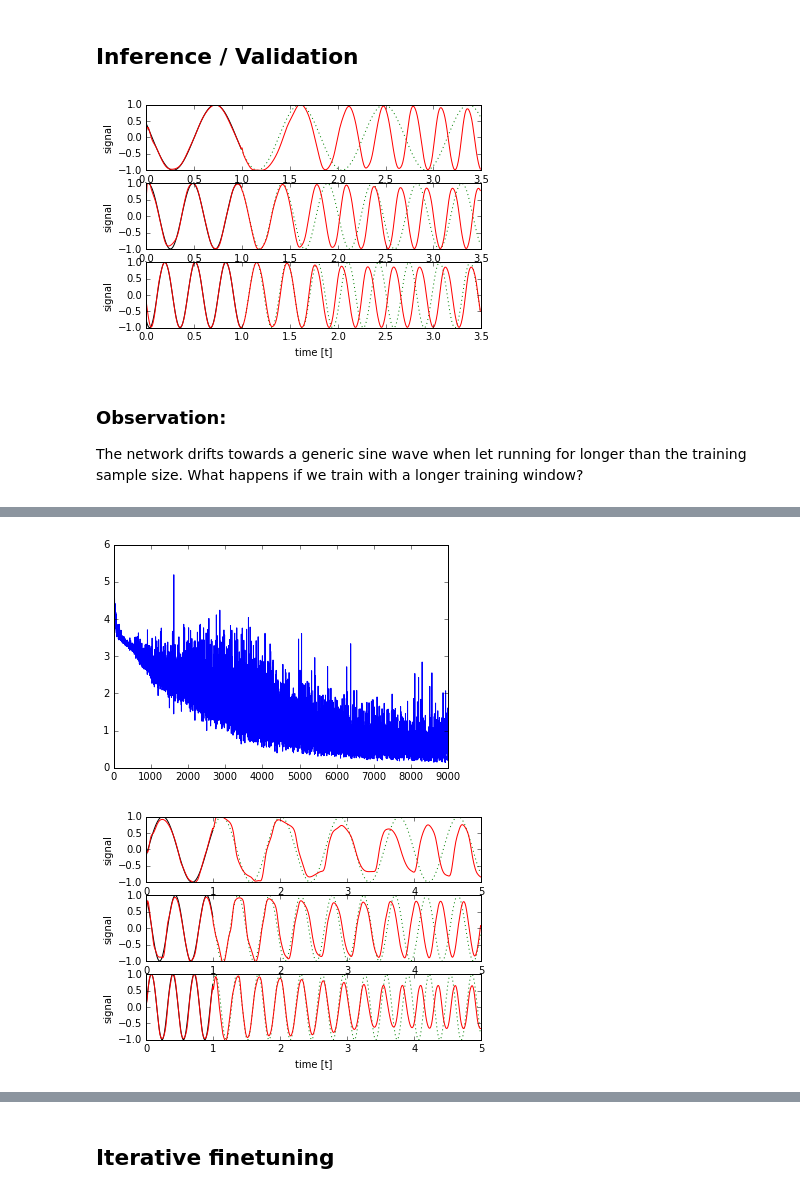
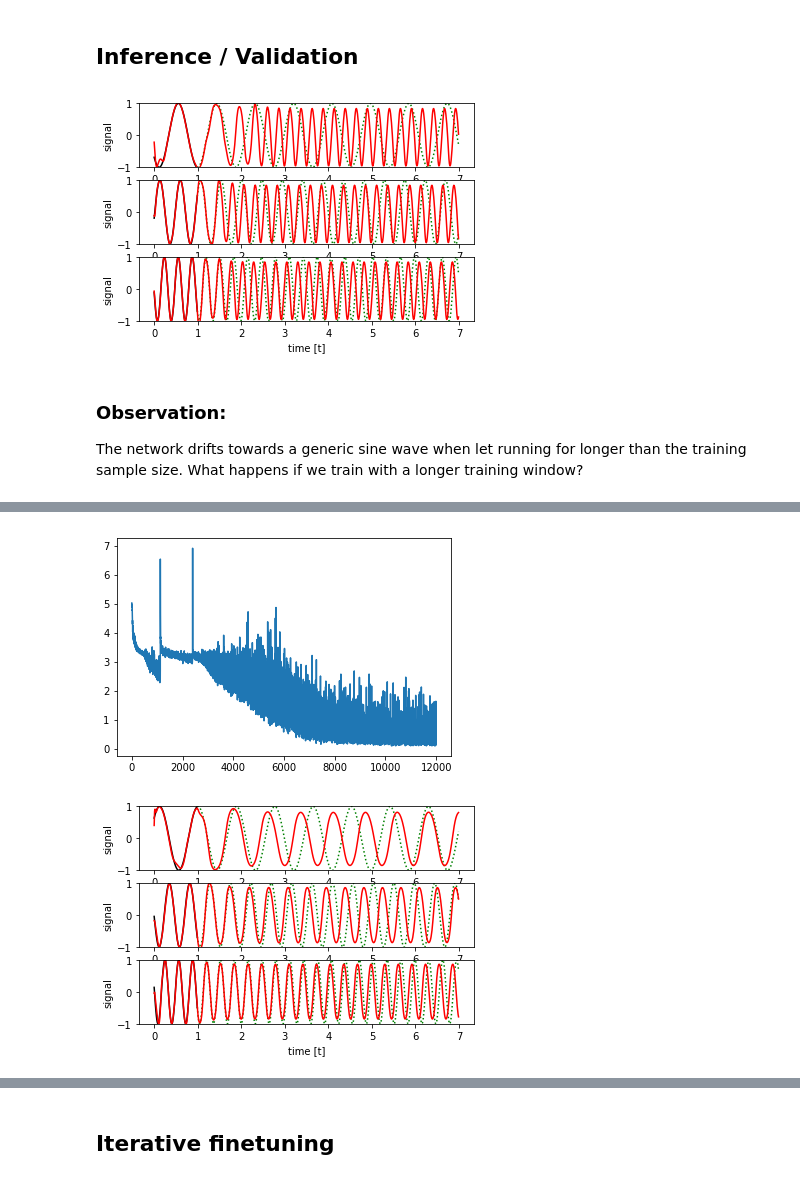
Before and after one commit to CorvusCorax/Caffe-LSTM-Mini-Tutorial, a Jupyter notebook: LSTM Demo.ipynb, the cells around one changed output, grey strips where cells are left out. Cells and saved outputs as stored; diff of their text form; code cells hidden in the pictures.

```diff
--- a/LSTM Demo.ipynb
+++ b/LSTM Demo.ipynb
@@ -15,11 +15,15 @@ import matplotlib
 import matplotlib.pyplot as plt
 %matplotlib inline
 
-# change this to use GPU acceleration
-#GPU_ID = 0
-#caffe.set_mode_gpu()
-#caffe.set_device(GPU_ID)
-caffe.set_mode_cpu()
+# change this to use CPU/GPU acceleration
+USE_GPU = 1
+
+if USE_GPU:
+    GPU_ID = 0
+    caffe.set_mode_gpu()
+    caffe.set_device(GPU_ID)
+else:
+    caffe.set_mode_cpu()
 
 %load_ext autoreload
 %autoreload 2
@@ -86,7 +90,7 @@ n_adamAlpha = 0.002
 # %%
 #define and save the network
 from caffe import layers as L, params as P
-def gen_network(n_steps,n_outputs,batch_size,n_input):
+def gen_network(n_steps,n_outputs,batch_size,n_input,n_hidden):
     n = caffe.NetSpec()
     # the network is trained on a time series of n_steps + n_outputs
 
@@ -126,7 +130,7 @@ def gen_network(n_steps,n_outputs,batch_size,n_input):
     with open(net_path, 'w') as f:
         f.write(str(ns))
 
-gen_network(n_steps, n_outputs, batch_size, n_input)
+gen_network(n_steps, n_outputs, batch_size, n_input, n_hidden)
 # %% [markdown]
 ## Solver definition
 # %%
@@ -142,7 +146,10 @@ def gen_solver():
     sd.snapshot = n_train
     sd.display = n_display
     sd.snapshot_prefix = snapshot_prefix
-    sd.solver_mode = caffe.proto.caffe_pb2.SolverParameter.CPU
+    if USE_GPU:
+        sd.solver_mode = caffe.proto.caffe_pb2.SolverParameter.GPU
+    else:
+        sd.solver_mode = caffe.proto.caffe_pb2.SolverParameter.CPU
     sd.type = 'Adam'
     sd.lr_policy = 'fixed'
     sd.base_lr = n_adamAlpha
@@ -208,8 +215,12 @@ def train_single(solver, niter, disp_step):
         solver.step(1)
         train_loss[i] = solver.net.blobs['loss'].data
         if i % disp_step == 0:
-            print "step ", i, ", loss = ", train_loss[i]
-    print "Finished training, iteration reached", niter
+            if i==0:
+                print "step ", i, ", loss = ", train_loss[i]
+            else:
+                print "step ", i, ", loss = ", train_loss[i], ", avg loss = ", np.average(train_loss[i-disp_step:i])
+    print("Finished training, iteration reached ", niter, " final loss = ", train_loss[niter-1],
+        " final avg = ", np.average(train_loss[niter-disp_step:niter-1]))
     return train_loss
 
 train_loss = train_single(solver,n_train,n_display)
@@ -357,25 +368,25 @@ def test_net_iterative(net,n_tests,n_outputs):
         plt.ylabel('signal')
     plt.show()
 
-test_net_iterative(net,3,250)
+test_net_iterative(net,3,600)
 # %% [output]
-[figure, old version]
+[figure, new version]
 # %% [markdown]
 ### Observation:
 The network drifts towards a generic sine wave when let running for longer than the training sample size.
 What happens if we train with a longer training window?
 # %%
 n_outputs = 200
-n_train = 9000
-net_path = 'lstm_demo_network2.train.prototxt'
+n_train = 12000
+net_path = 'lstm_demo2_network.train.prototxt'
 solver_config_path = 'lstm_demo2_solver.prototxt'
 snapshot_prefix = 'lstm_demo2_snapshot'
 
-gen_network(n_steps, n_outputs, batch_size, n_input)
+gen_network(n_steps, n_outputs, batch_size, n_input, n_hidden)
 gen_solver()
 solver = caffe.get_solver(solver_config_path)
 init_weights(solver)
-train_loss = train_single(solver,n_train,n_display)
+train_loss = train_single(solver,n_train,800)
 plt.plot(np.arange(n_train), train_loss)
 plt.show()
 # %% [output]
@@ -399,8 +409,8 @@ Finished training, iteration reached 9000
-[figure, old version]
+[figure, new version]
 # %%
 net.copy_from('%s_iter_%i.caffemodel'%(snapshot_prefix,n_train))
-test_net_iterative(net,3,400)
+test_net_iterative(net,3,600)
 # %% [output]
-[figure, old version]
+[figure, new version]
 # %% [markdown]
 ### Observation:
```
Also changed, not shown: parts of 12 cells of this notebook.
